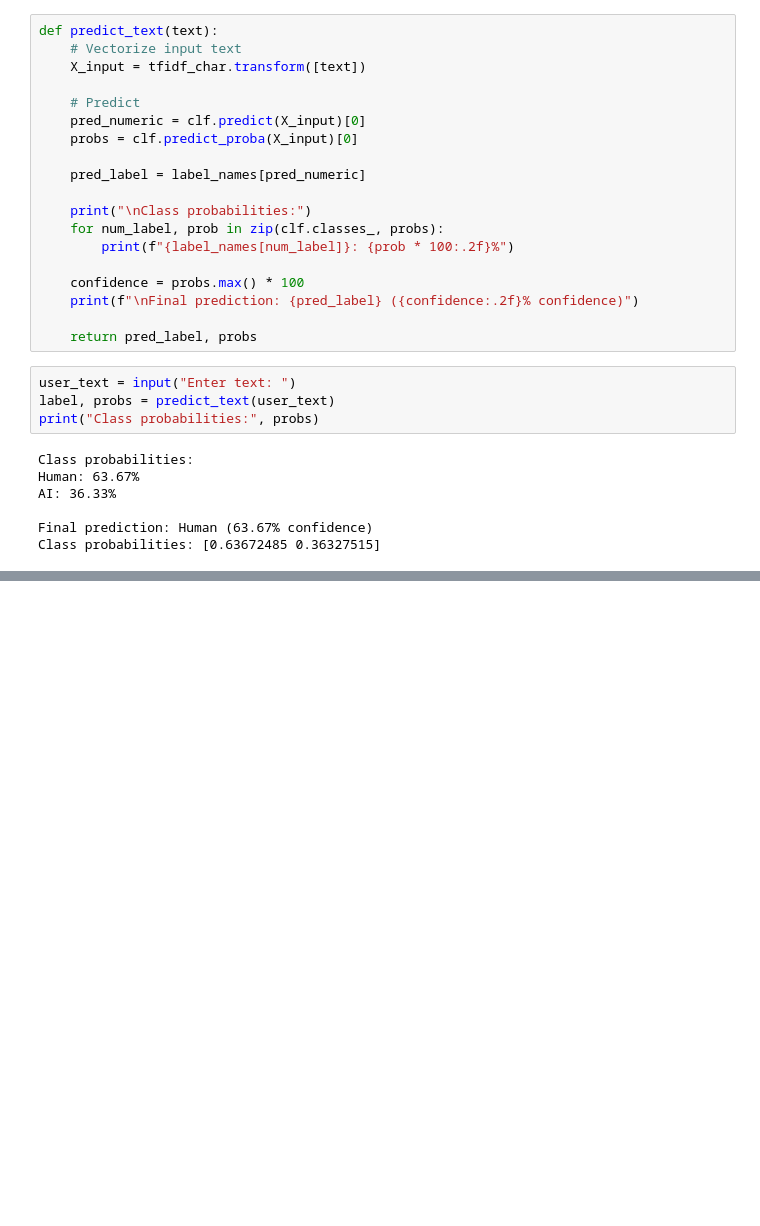
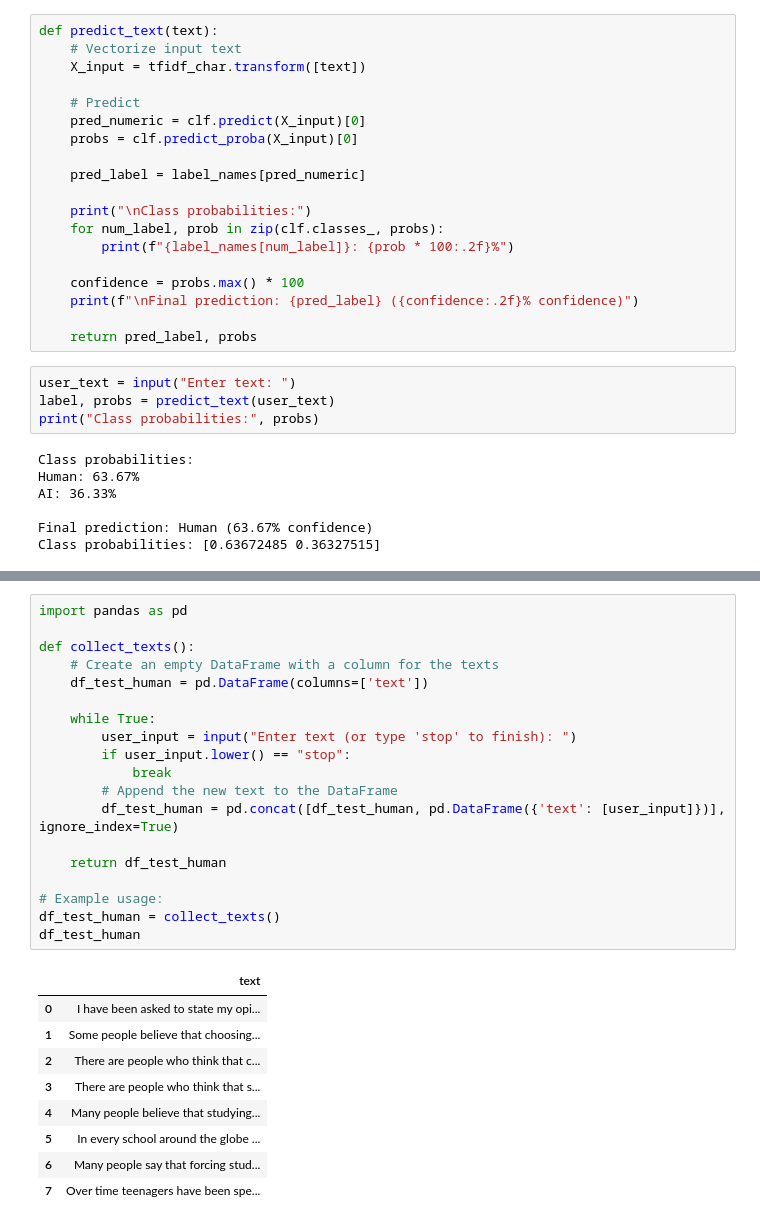
Before and after one commit to BenGaistAI/ai_detection, a Jupyter notebook: main_notebook.ipynb, the cells around one changed output, grey strips where cells are left out. Saved outputs shown, nothing was run; the diff lists cells and outputs as text; blank space fills up the shorter version.

```diff
--- a/main_notebook.ipynb
+++ b/main_notebook.ipynb
@@ -2280,0 +2503,29 @@ Class probabilities: [0.63672485 0.36327515]
+# %%
+import pandas as pd
+
+def collect_texts():
+    # Create an empty DataFrame with a column for the texts
+    df_test_human = pd.DataFrame(columns=['text'])
+
+    while True:
+        user_input = input("Enter text (or type 'stop' to finish): ")
+        if user_input.lower() == "stop":
+            break
+        # Append the new text to the DataFrame
+        df_test_human = pd.concat([df_test_human, pd.DataFrame({'text': [user_input]})], ignore_index=True)
+
+    return df_test_human
+
+# Example usage:
+df_test_human = collect_texts()
+df_test_human
+# %% [output]
+|  | text |
+| 0 | I have been asked to state my opi... |
+| 1 | Some people believe that choosing... |
+| 2 | There are people who think that c... |
+| 3 | There are people who think that s... |
+| 4 | Many people believe that studying... |
+| 5 | In every school around the globe ... |
+| 6 | Many people say that forcing stud... |
+| 7 | Over time teenagers have been spe... |
```
Also changed, not shown: parts of 14 cells of this notebook, 1 other file.
